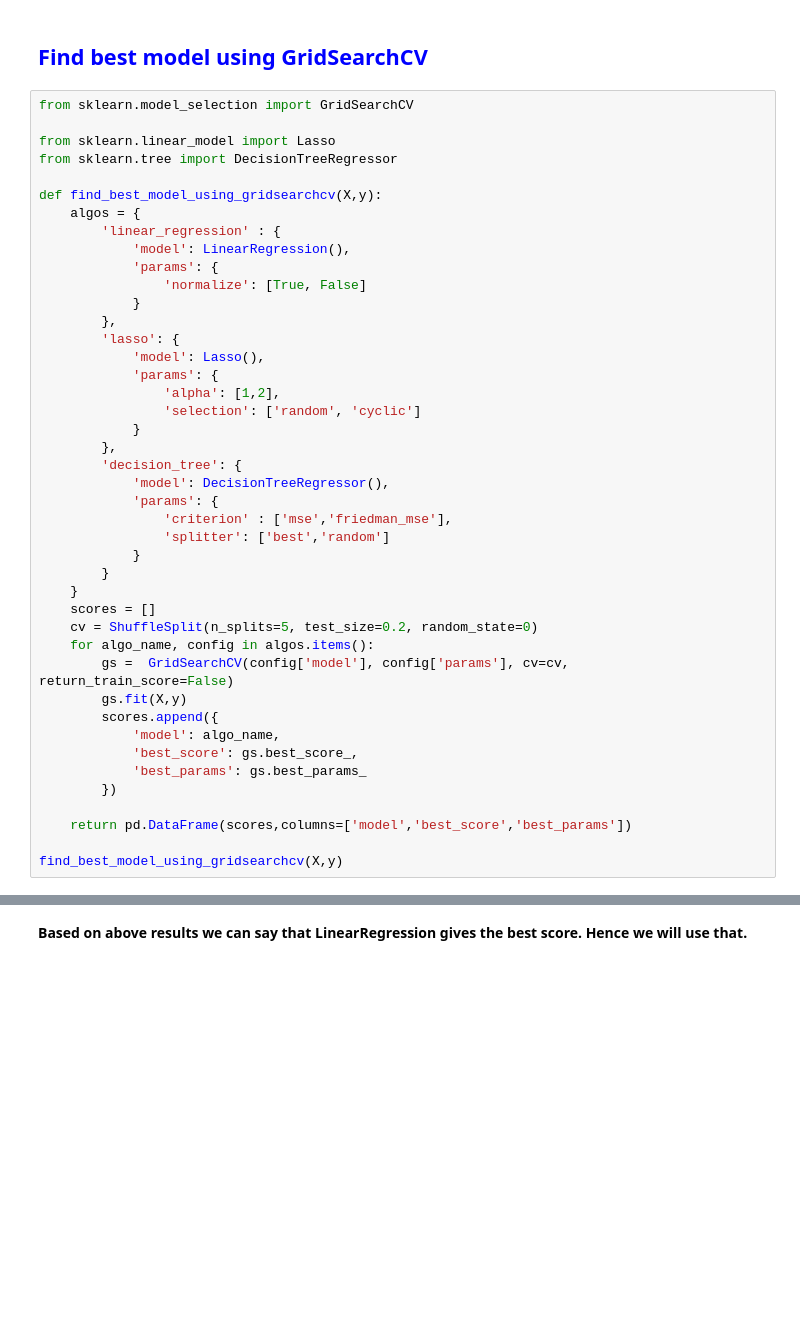
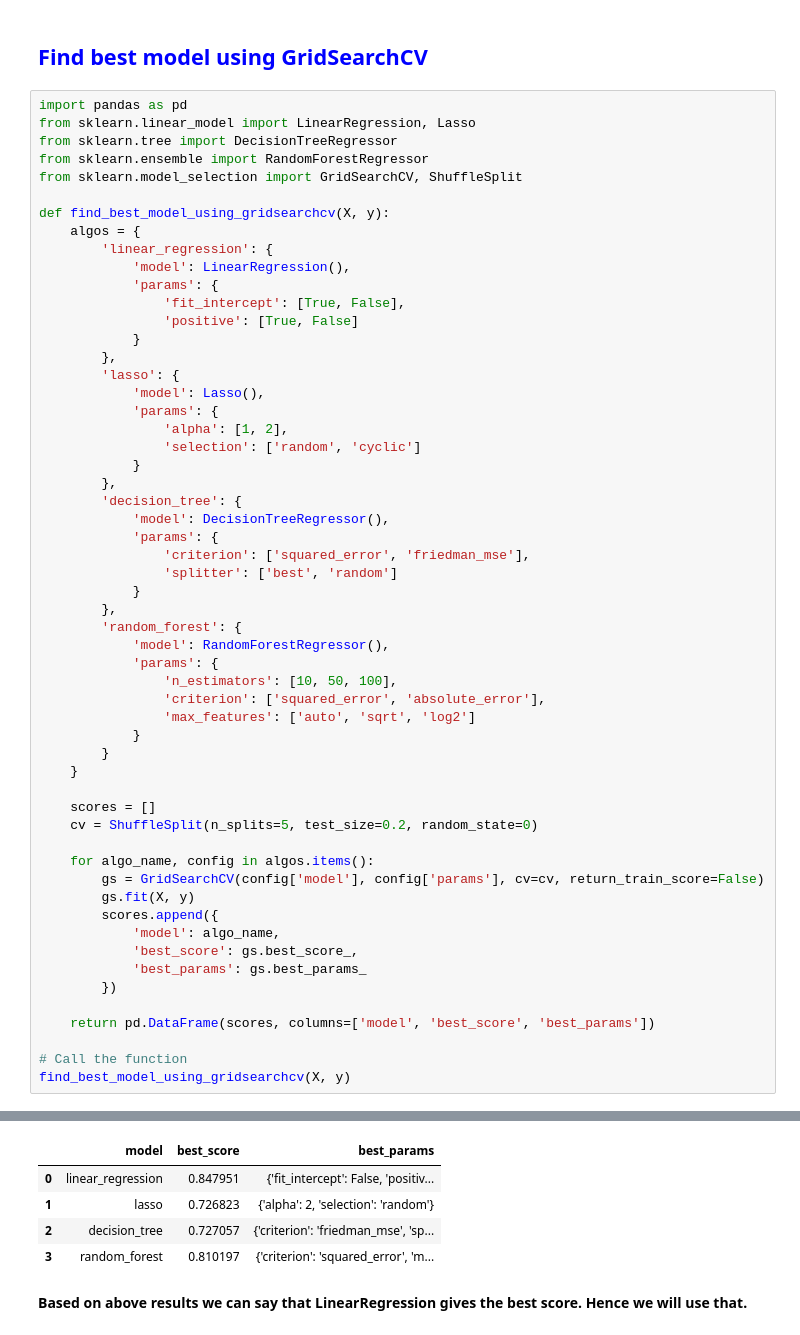
Before and after one commit to vanix056/Real-estate--price-prediciton, a Jupyter notebook: model/banglore_home_prices_final.ipynb, the cells around one changed output, grey strips where cells are left out. Saved outputs shown, nothing was run; the diff lists cells and outputs as text; blank space fills up the shorter version.

Commit message:
added RandomFRegressor and Stored the model

```diff
--- a/model/banglore_home_prices_final.ipynb
+++ b/model/banglore_home_prices_final.ipynb
@@ -542,46 +546,59 @@ array([0.82702546, 0.86027005, 0.85322178, 0.8436466 , 0.85481502])
 # %% [markdown]
 <h2 style='color:blue'>Find best model using GridSearchCV</h2>
 # %%
-from sklearn.model_selection import GridSearchCV
+import pandas as pd
+from sklearn.linear_model import LinearRegression, Lasso
+from sklearn.tree import DecisionTreeRegressor
+from sklearn.ensemble import RandomForestRegressor
+from sklearn.model_selection import GridSearchCV, ShuffleSplit
 
-from sklearn.linear_model import Lasso
-from sklearn.tree import DecisionTreeRegressor
-
-def find_best_model_using_gridsearchcv(X,y):
+def find_best_model_using_gridsearchcv(X, y):
     algos = {
-        'linear_regression' : {
+        'linear_regression': {
             'model': LinearRegression(),
             'params': {
-                'normalize': [True, False]
+                'fit_intercept': [True, False],
+                'positive': [True, False]
             }
         },
         'lasso': {
             'model': Lasso(),
             'params': {
-                'alpha': [1,2],
+                'alpha': [1, 2],
                 'selection': ['random', 'cyclic']
             }
         },
         'decision_tree': {
             'model': DecisionTreeRegressor(),
             'params': {
-                'criterion' : ['mse','friedman_mse'],
-                'splitter': ['best','random']
+                'criterion': ['squared_error', 'friedman_mse'],
+                'splitter': ['best', 'random']
+            }
+        },
+        'random_forest': {
+            'model': RandomForestRegressor(),
+            'params': {
+                'n_estimators': [10, 50, 100],
+                'criterion': ['squared_error', 'absolute_error'],
+                'max_features': ['auto', 'sqrt', 'log2']
             }
         }
     }
+
     scores = []
     cv = ShuffleSplit(n_splits=5, test_size=0.2, random_state=0)
+
     for algo_name, config in algos.items():
-        gs =  GridSearchCV(config['model'], config['params'], cv=cv, return_train_score=False)
-        gs.fit(X,y)
+        gs = GridSearchCV(config['model'], config['params'], cv=cv, return_train_score=False)
+        gs.fit(X, y)
         scores.append({
             'model': algo_name,
             'best_score': gs.best_score_,
             'best_params': gs.best_params_
         })
 
-    return pd.DataFrame(scores,columns=['model','best_score','best_params'])
+    return pd.DataFrame(scores, columns=['model', 'best_score', 'best_params'])
 
-find_best_model_using_gridsearchcv(X,y)
+# Call the function
+find_best_model_using_gridsearchcv(X, y)
 # %% [output]
@@ -589,3 +622,8 @@ ValueError: Invalid parameter 'normalize' for estimator LinearRegression(). Vali
+|  | model | best_score | best_params |
+| 0 | linear_regression | 0.847951 | {'fit_intercept': False, 'positiv... |
+| 1 | lasso | 0.726823 | {'alpha': 2, 'selection': 'random'} |
+| 2 | decision_tree | 0.727057 | {'criterion': 'friedman_mse', 'sp... |
+| 3 | random_forest | 0.810197 | {'criterion': 'squared_error', 'm... |
 # %% [markdown]
 **Based on above results we can say that LinearRegression gives the best score. Hence we will use that.**
 # %% [markdown]
```
Also changed, not shown: parts of 8 cells of this notebook, 2 other files.
